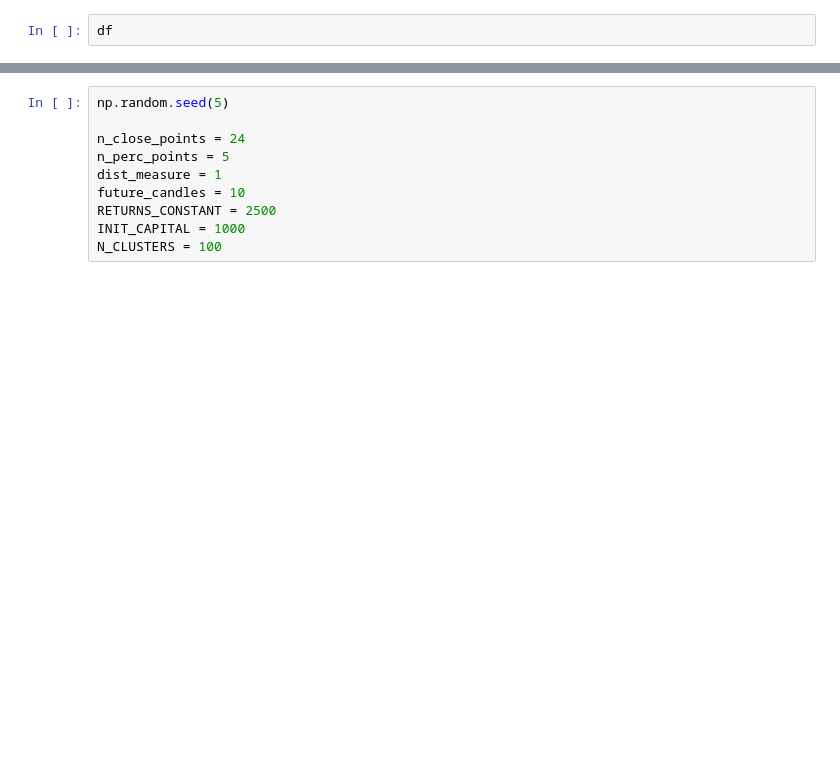
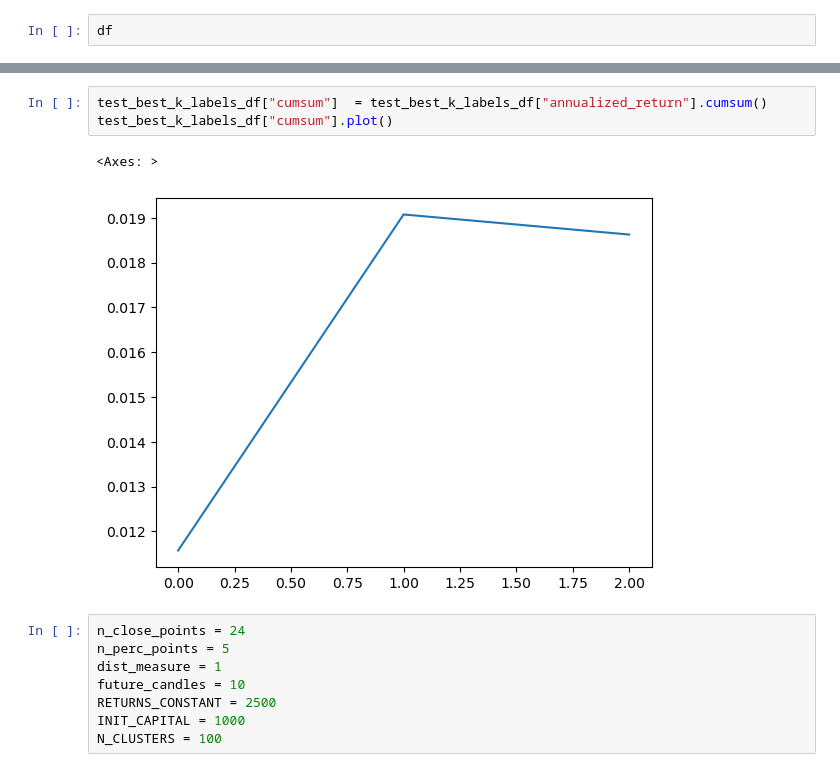
Before and after one commit to EngineerDanny/robust_algo_trader, a Jupyter notebook: kmeans/demo_run.ipynb, the cells around one changed output, grey strips where cells are left out. Drawn from its saved outputs; the diff is of its cells as text; blank space fills up the shorter version.

Commit message:
Test kmeans script

```diff
--- a/kmeans/demo_run.ipynb
+++ b/kmeans/demo_run.ipynb
@@ -94,6 +94,10 @@ Window: 0
+# %%
+test_best_k_labels_df["cumsum"]  = test_best_k_labels_df["annualized_return"].cumsum()
+test_best_k_labels_df["cumsum"].plot()
+# %% [output]
+<Axes: >
+[figure, added]
 # %%
-np.random.seed(5)
-
 n_close_points = 24
 n_perc_points = 5
 dist_measure = 1
```
Also changed, not shown: parts of 2 cells of this notebook.
